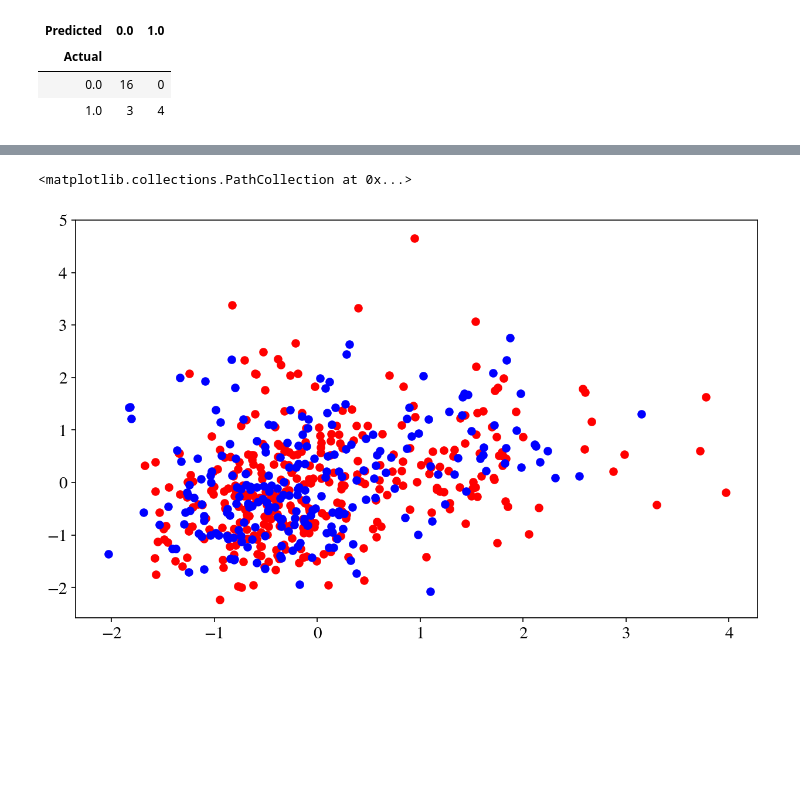
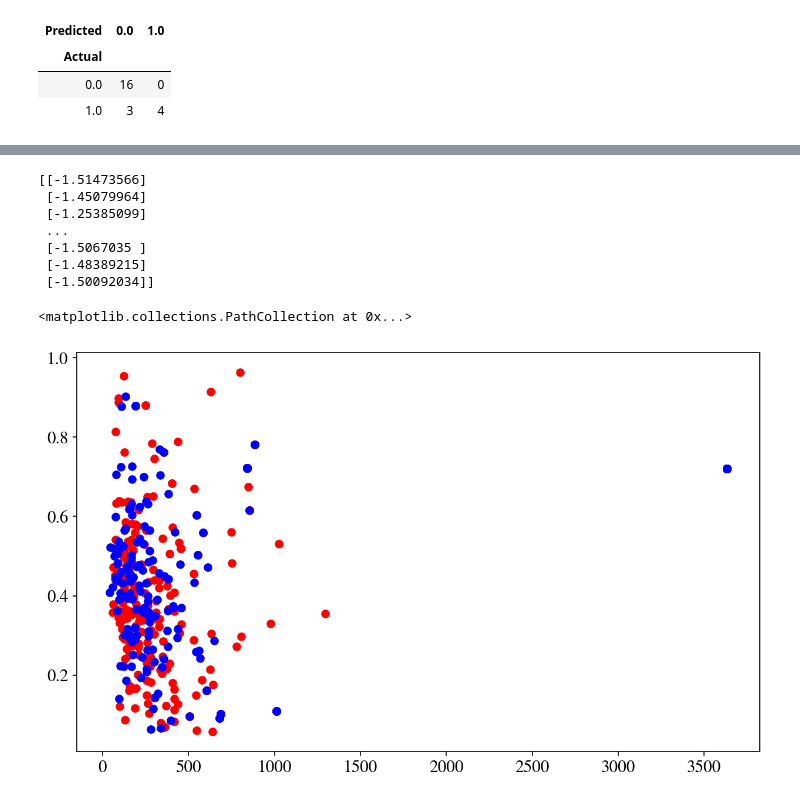
Before and after one commit to agerner19/agerner19.github.io, a Jupyter notebook: Assignments/HW2.ipynb, the cells around one changed output, grey strips where cells are left out. Cells and saved outputs as stored; diff of their text form; code cells hidden in the pictures; blank space fills up the shorter version.

```diff
--- a/Assignments/HW2.ipynb
+++ b/Assignments/HW2.ipynb
@@ -231,6 +231,7 @@ data_no_lea = data_no_lea[data_no_lea['Composite Score Average'] != '*']
 data_no_lea = data_no_lea[data_no_lea['Composite Average'] != '*']
 # %%
 data_no_lea['Composite Score Average'] = data_no_lea['Composite Score Average'].astype(float)
+data_no_lea['Composite Average'] = data_no_lea['Composite Average'].astype(float)
 # %%
 data_no_lea.dtypes
 # %% [output]
@@ -242,7 +243,4 @@ Composite Average                                  object
 dtype: object
-# %%
-data_no_lea = data_no_lea[data_no_lea['Composite Score Average'] != str]
-data_no_lea = data_no_lea[data_no_lea['Composite Average'] != str]
 # %%
 #Instruction7: Carry out the regression, first standardizing our variables. This is strictly not necessary, but we are doing it as we wish to play around with PCA.
 #Since scikit-learn wants a n_sample rows times n_features matrix, we need to reshape the x variable. We store both an _vec variable, which is easier to plot with,
@@ -429,7 +438,7 @@ dark2_colors = dark2_cmap.mpl_colors
 
 rcParams['figure.figsize'] = (10, 6)
 rcParams['figure.dpi'] = 150
-rcParams['axes.color_cycle'] = dark2_colors
+# rcParams['axes.color_cycle'] = dark2_colors
 rcParams['lines.linewidth'] = 2
 rcParams['axes.facecolor'] = 'white'
 rcParams['font.size'] = 14
@@ -547,13 +557,21 @@ print(len(df.index))
 # %%
 #Instruction3: Split the data set into equal parts test and training using the std vectors from Part1
 #from sklearn.model_selection import train_test_split
 #X_train, X_test, y_train, y_test = train_test_split(radius_std, texture_std_vec)
 
 
-from sklearn.cross_validation import train_test_split
-xtrain, xtest, ytrain, ytest = train_test_split(radius_std, texture_std_vec, train_size=0.6)
+from sklearn.model_selection import train_test_split
+print(radius_std)
+xtrain, xtest, ytrain, ytest = train_test_split(data_no_lea['Graduate Count'], data_no_lea['Percent of Enrollment from Low Income Families'], train_size=0.6)
 plt.scatter(xtrain, ytrain, color='red')
 plt.scatter(xtest, ytest, color='blue')
 # %% [output]
-<matplotlib.collections.PathCollection at 0x...>
+[[-1.51473566]
+ [-1.45079964]
+ [-1.25385099]
+ ...
+ [-1.5067035 ]
+ [-1.48389215]
+ [-1.50092034]]
+<matplotlib.collections.PathCollection at 0x...>
-[figure, old version]
+[figure, new version]
```
Also changed, not shown: parts of 23 cells of this notebook.
